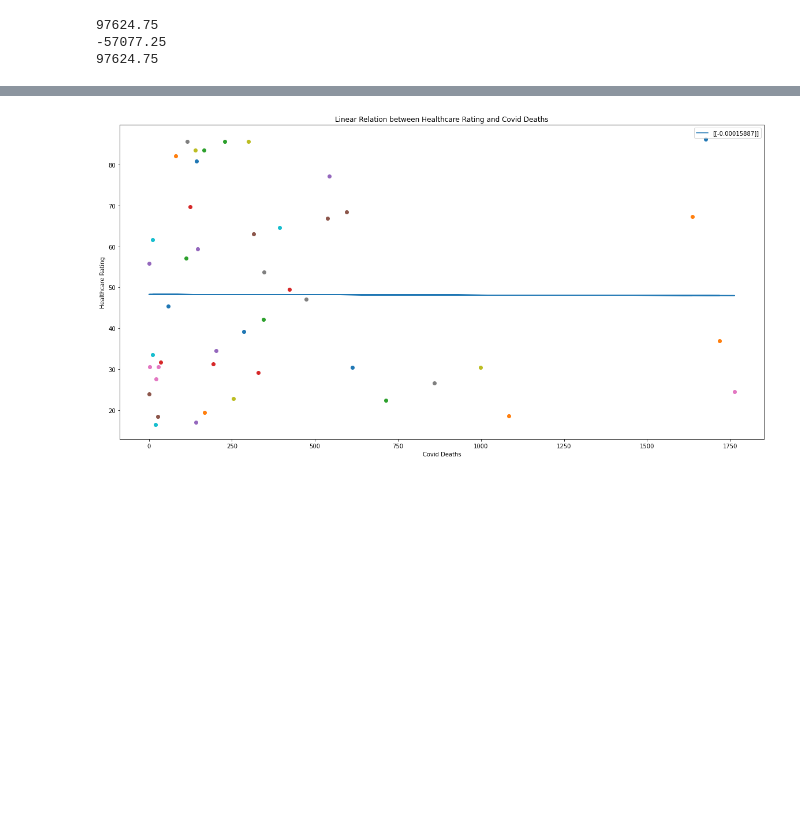
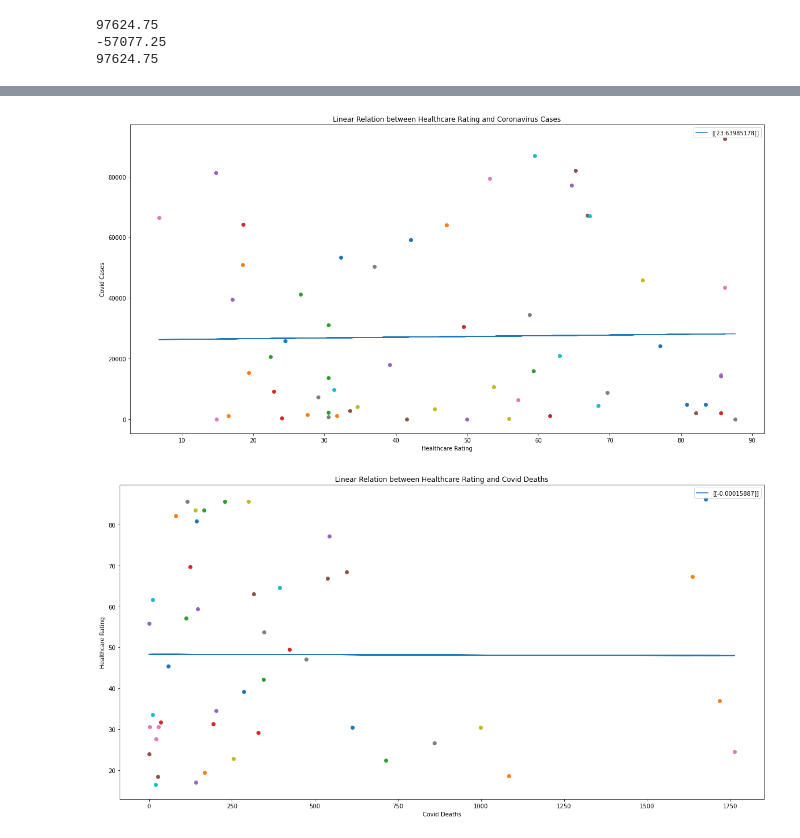
Before and after one commit to vinayakSharm/Datamining, a Jupyter notebook: vinayak_SLR_NO-OUTLIERS.ipynb, the cells around one changed output, grey strips where cells are left out. Cells and saved outputs as stored; diff of their text form; code cells hidden in the pictures; blank space fills up the shorter version.

```diff
--- a/vinayak_SLR_NO-OUTLIERS.ipynb
+++ b/vinayak_SLR_NO-OUTLIERS.ipynb
@@ -296,3 +296,25 @@ plt.show()
+# %%
+
+
+reg_mod = LinearRegression().fit(allFeatures["Healthcare Rating"][1], allFeatures["Healthcare Rating"][0]);
+# print(allFeatures["Movehub Rating"][0])
+# for x in allFeatures["Movehub Rating"][0]:
+#     print(x[0])
+reg_line = [reg_mod.predict([[x[0]]])[0][0] for x in allFeatures["Healthcare Rating"][1]]
+
+# print(reg_line)
+fig, ax = plt.subplots(figsize=(20,10))
+plt.plot(allFeatures["Healthcare Rating"][1], reg_line, label = reg_mod.coef_);
+for i in range(len(reg_line)):
+    plt.scatter(allFeatures["Healthcare Rating"][1][i], allFeatures["Healthcare Rating"][0][i]);
+ax.set_xlabel("Healthcare Rating")
+ax.set_ylabel("Covid Cases")
+ax.set_title("Linear Relation between Healthcare Rating and Coronavirus Cases")
+plt.legend()
+
+plt.show()
+# %% [output]
+[figure, added]
 # %%
 #country_covid_deaths
 
```
Also changed, not shown: parts of 1 cell of this notebook, 2 other files.
